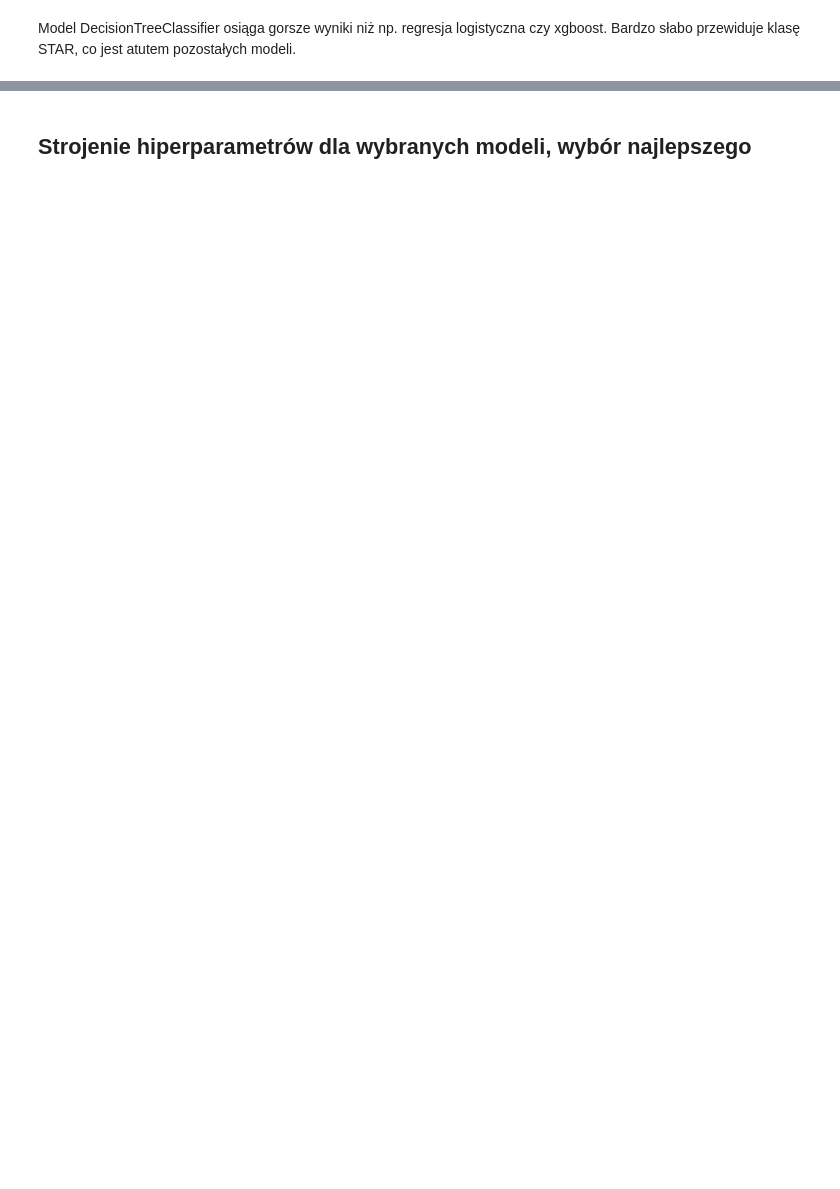
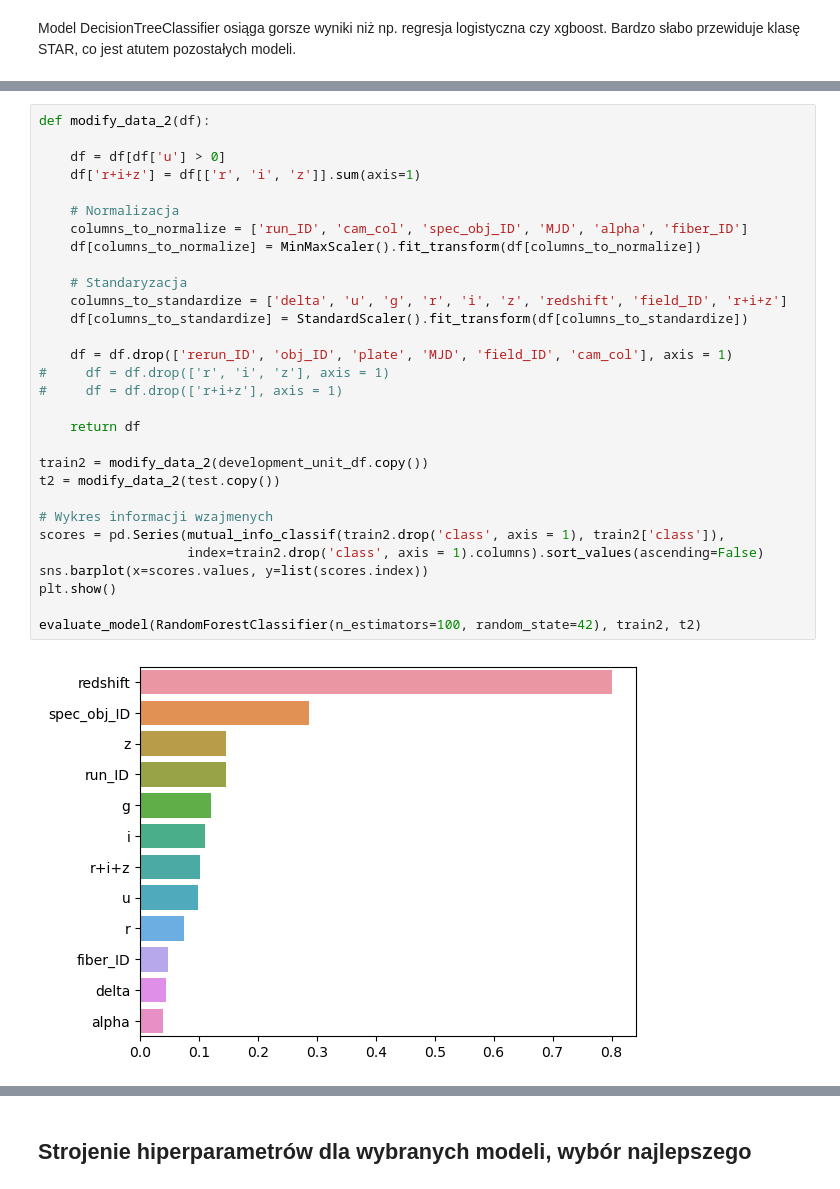
Before and after one commit to malgosiam2/WUM-Klasyfikacja, a Jupyter notebook: ModelowanieIWalidacja/budowa_krok_3_4.ipynb, the cells around one changed output, grey strips where cells are left out. Saved outputs shown, nothing was run; the diff lists cells and outputs as text; blank space fills up the shorter version.

```diff
--- a/ModelowanieIWalidacja/ModelowaniaIWalidacja.ipynb
+++ b/ModelowanieIWalidacja/budowa_krok_3_4.ipynb
@@ -524,0 +620,32 @@ Model DecisionTreeClassifier osiąga gorsze wyniki niż np. regresja logistyczna
+# %%
+def modify_data_2(df):
+
+    df = df[df['u'] > 0]
+    df['r+i+z'] = df[['r', 'i', 'z']].sum(axis=1)
+
+    # Normalizacja
+    columns_to_normalize = ['run_ID', 'cam_col', 'spec_obj_ID', 'MJD', 'alpha', 'fiber_ID']
+    df[columns_to_normalize] = MinMaxScaler().fit_transform(df[columns_to_normalize])
+
+    # Standaryzacja
+    columns_to_standardize = ['delta', 'u', 'g', 'r', 'i', 'z', 'redshift', 'field_ID', 'r+i+z']
+    df[columns_to_standardize] = StandardScaler().fit_transform(df[columns_to_standardize])
+
+    df = df.drop(['rerun_ID', 'obj_ID', 'plate', 'MJD', 'field_ID', 'cam_col'], axis = 1)
+#     df = df.drop(['r', 'i', 'z'], axis = 1)
+#     df = df.drop(['r+i+z'], axis = 1)
+
+    return df
+
+train2 = modify_data_2(development_unit_df.copy())
+t2 = modify_data_2(test.copy())
+
+# Wykres informacji wzajmenych
+scores = pd.Series(mutual_info_classif(train2.drop('class', axis = 1), train2['class']),
+                   index=train2.drop('class', axis = 1).columns).sort_values(ascending=False)
+sns.barplot(x=scores.values, y=list(scores.index))
+plt.show()
+
+evaluate_model(RandomForestClassifier(n_estimators=100, random_state=42), train2, t2)
+# %% [output]
+[figure, added]
```
Also changed, not shown: parts of 48 cells of this notebook, 1 other file.
